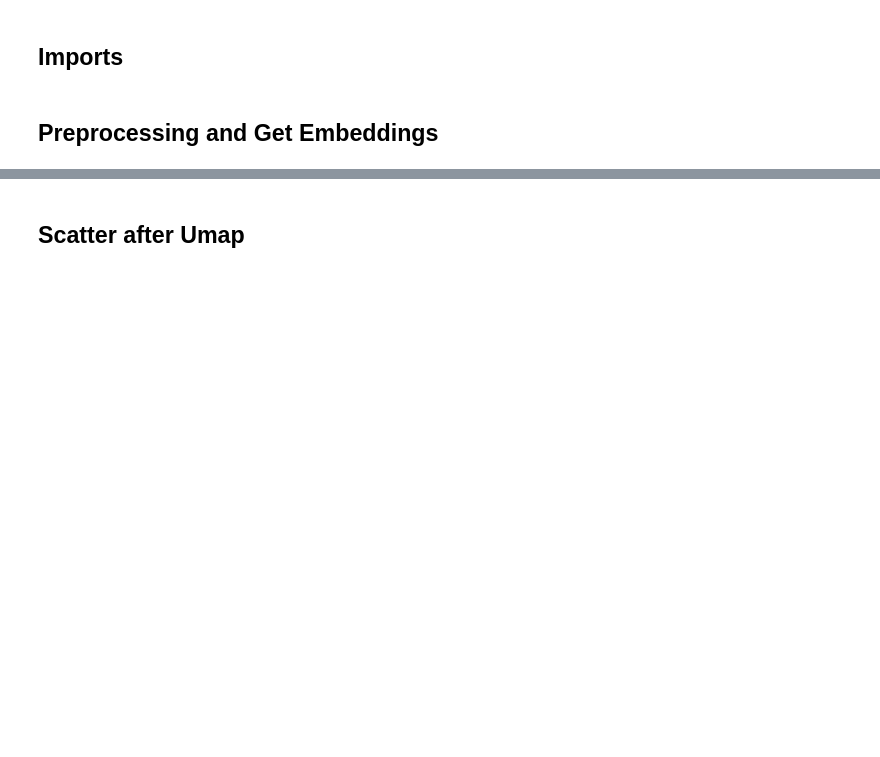
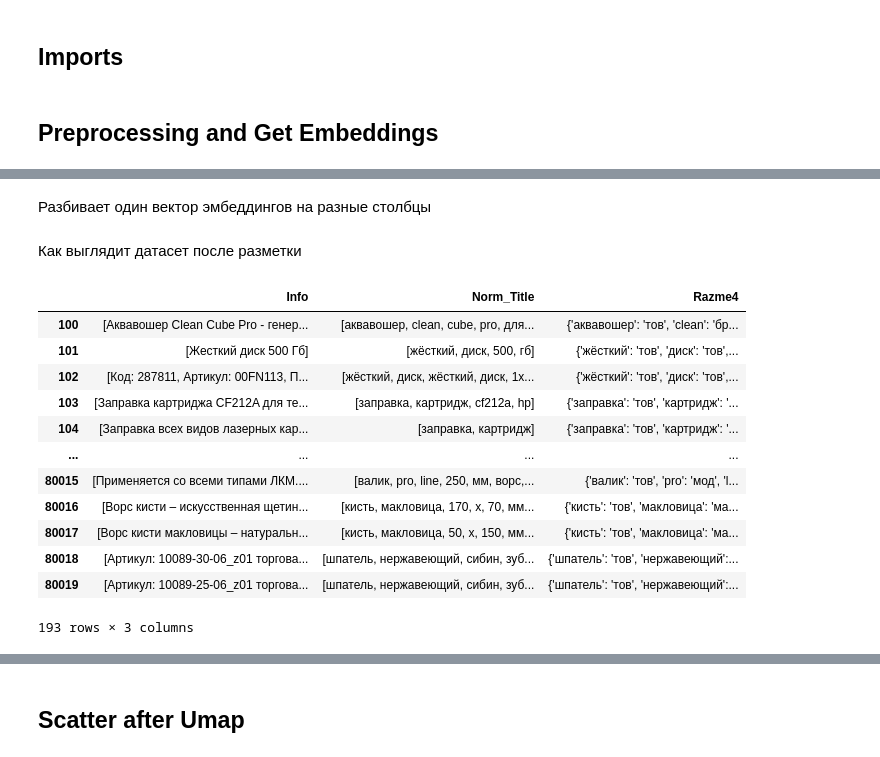
Before and after one commit to umbilnm/coursework, a Jupyter notebook: pipeline.ipynb, the cells around one changed output, grey strips where cells are left out. Saved outputs shown, nothing was run; the diff lists cells and outputs as text; code cells hidden in the pictures; blank space fills up the shorter version.

```diff
--- a/pipeline.ipynb
+++ b/pipeline.ipynb
@@ -54,6 +63,8 @@ def prepr(data : pd.DataFrame):
     data.метки = data.метки.apply(lambda x: 'тов' if x in ['товар'] else x)
     data.метки = data.метки.apply(lambda x: 'мат' if x in ['материал'] else x)
     data.метки = data.метки.apply(lambda x: 'мод' if x in ['модель'] else x)
+# %% [markdown]
+Разбивает один вектор эмбеддингов на разные столбцы
 # %%
 def get_features(X):
 
@@ -61,4 +72,24 @@ def get_features(X):
         X[f'feat_{i+1}'] = X.Vec.apply(lambda x: x[i])
     X = X.drop('Vec', axis = 1)
     return X
+# %%
+preprocessed = pd.read_json('razmetka/01_05.json')
+# %% [markdown]
+Как выглядит датасет после разметки
+# %%
+preprocessed[preprocessed.Razme4.notna()]
+# %% [output]
+|  | Info | Norm_Title | Razme4 |
+| 100 | [Аквавошер Clean Cube Pro - генер... | [аквавошер, clean, cube, рro, для... | {'аквавошер': 'тов', 'clean': 'бр... |
+| 101 | [Жесткий диск 500 Гб] | [жёсткий, диск, 500, гб] | {'жёсткий': 'тов', 'диск': 'тов',... |
+| 102 | [Код: 287811, Артикул: 00FN113, П... | [жёсткий, диск, жёсткий, диск, 1x... | {'жёсткий': 'тов', 'диск': 'тов',... |
+| 103 | [Заправка картриджа CF212A для те... | [заправка, картридж, cf212a, hp] | {'заправка': 'тов', 'картридж': '... |
+| 104 | [Заправка всех видов лазерных кар... | [заправка, картридж] | {'заправка': 'тов', 'картридж': '... |
+| ... | ... | ... | ... |
+| 80015 | [Применяется со всеми типами ЛКМ.... | [валик, pro, line, 250, мм, ворс,... | {'валик': 'тов', 'pro': 'мод', 'l... |
+| 80016 | [Ворс кисти – искусственная щетин... | [кисть, макловица, 170, х, 70, мм... | {'кисть': 'тов', 'макловица': 'ма... |
+| 80017 | [Ворс кисти макловицы – натуральн... | [кисть, макловица, 50, х, 150, мм... | {'кисть': 'тов', 'макловица': 'ма... |
+| 80018 | [Артикул: 10089-30-06_z01 торгова... | [шпатель, нержавеющий, сибин, зуб... | {'шпатель': 'тов', 'нержавеющий':... |
+| 80019 | [Артикул: 10089-25-06_z01 торгова... | [шпатель, нержавеющий, сибин, зуб... | {'шпатель': 'тов', 'нержавеющий':... |
+193 rows × 3 columns
 # %%
```
Also changed, not shown: parts of 76 cells of this notebook.
